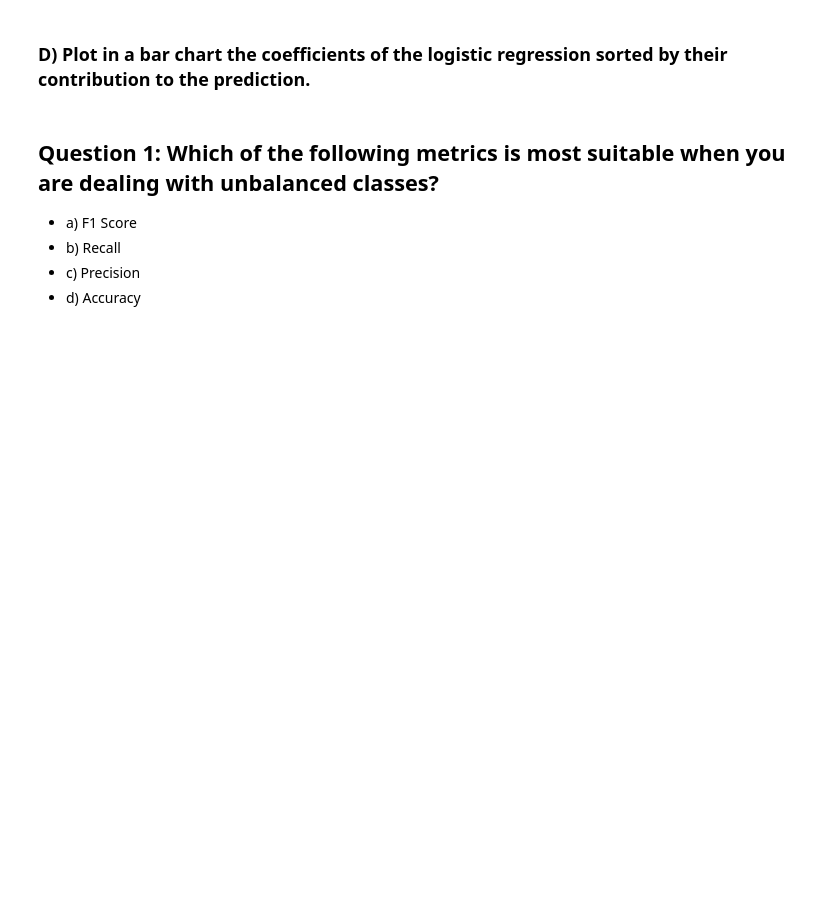
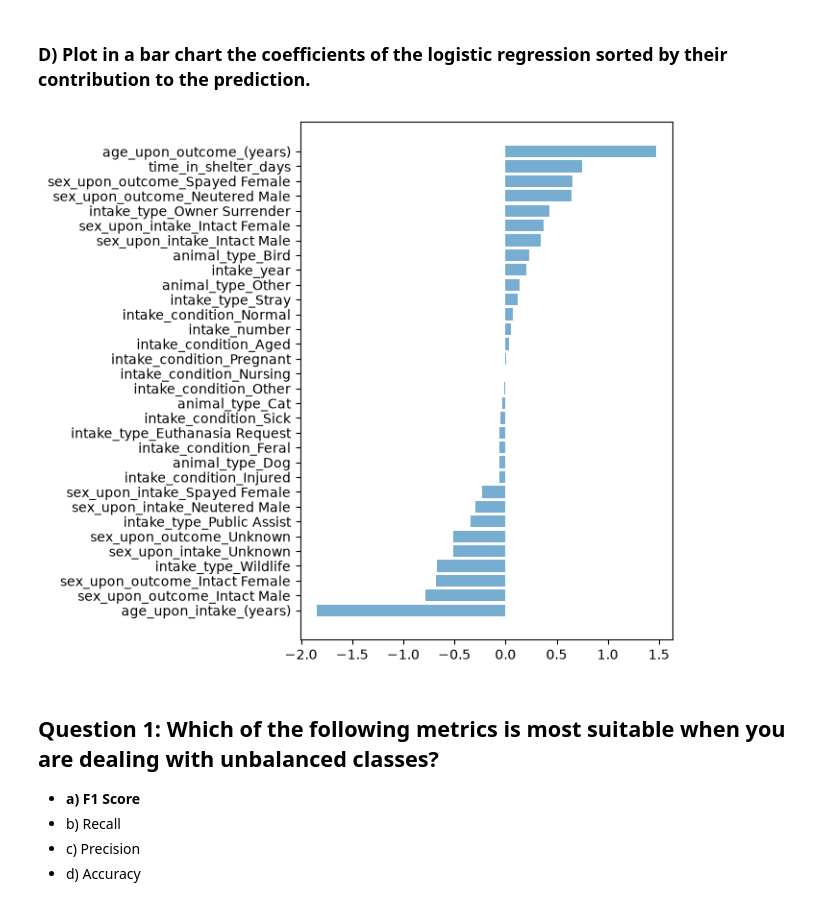
Before and after one commit to haaissa/ada-2026, a Jupyter notebook: Exercises/07 - Learning from data - Applied machine learning/AppliedML.ipynb, the cells around one changed output. Cells and saved outputs as stored; diff of their text form; code cells hidden in the pictures; blank space fills up the shorter version.

```diff
--- a/Exercises/07 - Learning from data - Applied machine learning/AppliedML.ipynb
+++ b/Exercises/07 - Learning from data - Applied machine learning/AppliedML.ipynb
@@ -48,10 +136,17 @@ original_data = pd.read_csv(data_folder+'aac_intakes_outcomes.csv', usecols=colu
 # %% [markdown]
 ### D) Plot in a bar chart the coefficients of the logistic regression sorted by their contribution to the prediction.
+# %%
+features_coef = pd.DataFrame({"name": train_x.columns, "value": model.coef_[0]}).sort_values("value")
+plt.subplots(figsize=(5, 7))
+plt.barh(features_coef.name, features_coef.value, alpha=0.6)
+plt.show()
+# %% [output]
+[figure, added]
 # %% [markdown]
 
 ## Question 1: Which of the following metrics is most suitable when you are dealing with unbalanced classes?
 
-- a) F1 Score
+- **a) F1 Score**
 - b) Recall
 - c) Precision
 - d) Accuracy
```
Also changed, not shown: parts of 6 cells of this notebook.
